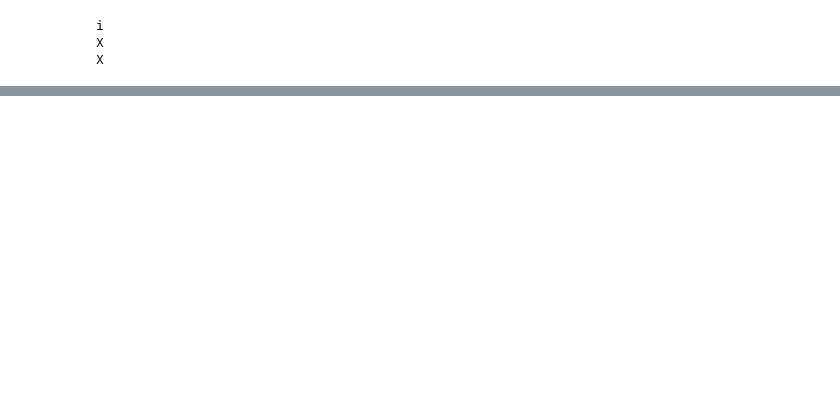
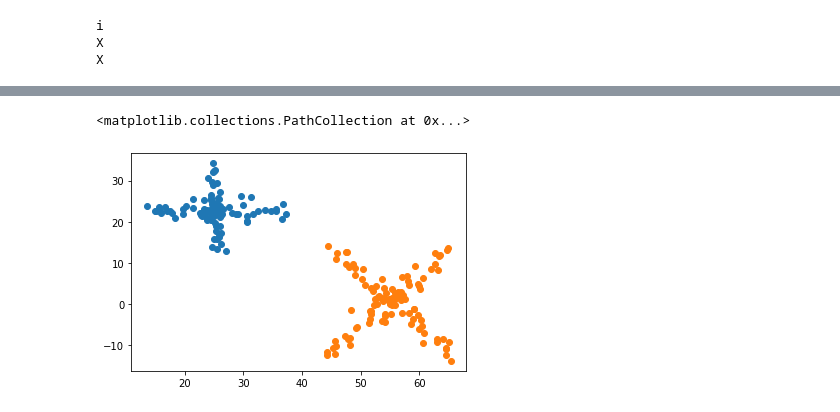
Before and after one commit to Jack55rus/clusters, a Jupyter notebook: Main.ipynb, the cells around one changed output, grey strips where cells are left out. Drawn from its saved outputs; the diff is of its cells as text; code cells hidden in the pictures; blank space fills up the shorter version.

```diff
--- a/Main.ipynb
+++ b/Main.ipynb
@@ -64,0 +75,3 @@ df
+# %%
+df_c1 = pd.DataFrame(out_clusters[0])
+df_c2 = pd.DataFrame(out_clusters[1])
@@ -65,3 +94,9 @@ df
+# %%
+plt.scatter(df_c1[1], df_c1[2])
+plt.scatter(df_c2[1], df_c2[2])
+# %% [output]
+<matplotlib.collections.PathCollection at 0x...>
+[figure, added]
 # %%
 cluster = Clusters(const.config)
 # %%
```
Also changed, not shown: parts of 10 cells of this notebook, 1 other file.
